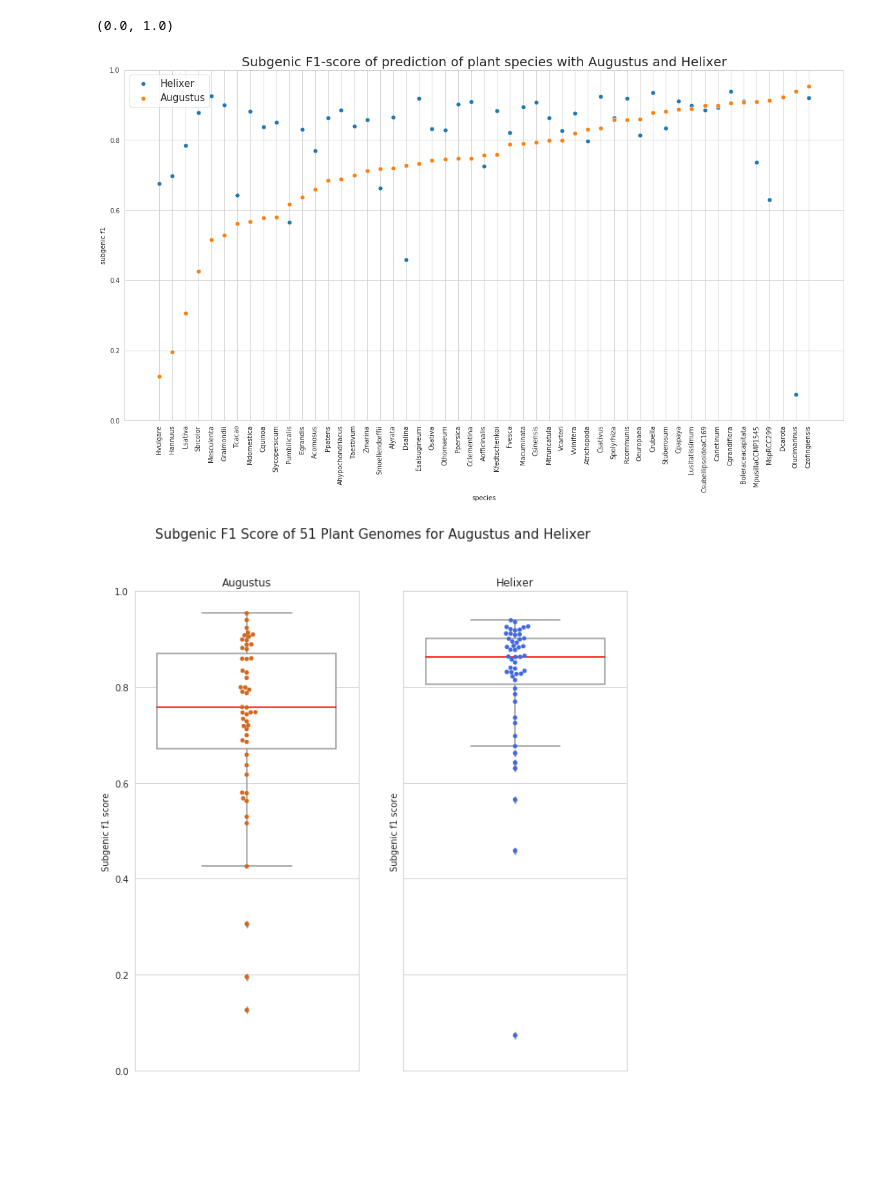
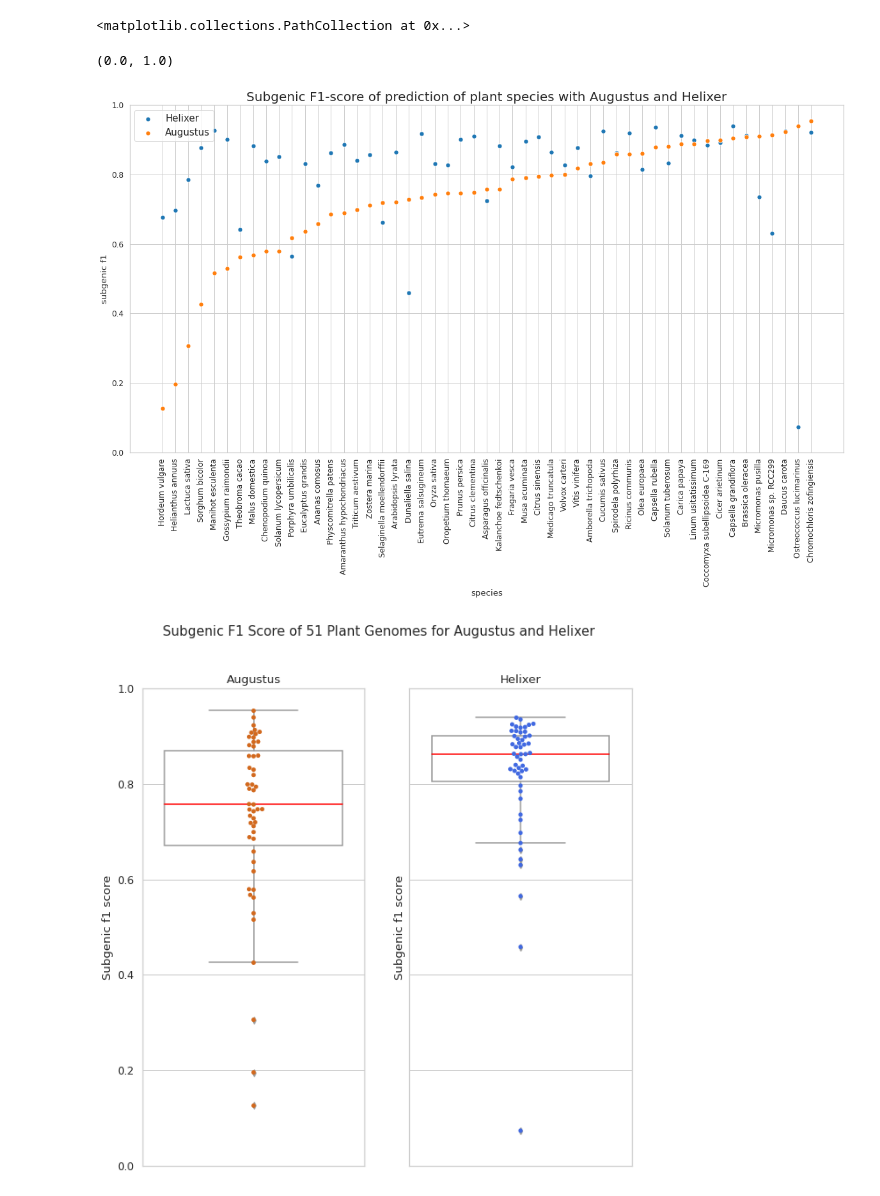
Before and after one commit to weberlab-hhu/helixer_scratch, a Jupyter notebook: plots/notebooks/Plants.ipynb, the cells around one changed output. Cells and saved outputs as stored; diff of their text form; code cells hidden in the pictures; blank space fills up the shorter version.

```diff
--- a/plots/notebooks/Plants.ipynb
+++ b/plots/notebooks/Plants.ipynb
@@ -18,10 +19,24 @@ df_meta = df_meta[df_meta['species'].isin(genomes)].sort_values('species').reset
 df_aug = df_aug.drop(columns=['acc_overall', 'f1_ig', 'f1_utr', 'f1_exon', 'f1_intron', 'legacy_f1_cds','f1_genic'])
 
 # add nn values and metadata to aug df
-df_aug['NN'] = df_nn['sub_genic']
+df_aug['Helixer'] = df_nn['sub_genic']
 df_aug['total_len'] = df_meta['total_len']
-df_plants = df_aug.rename(columns={'sub_genic': 'AUG', 'genome': 'species'})
+
+# add full names
+decoder = pd.read_csv('decode.txt', header=None)
+df_aug = df_aug.merge(decoder, left_on='genome', right_on=0)
+
+df_plants = df_aug.rename(columns={'sub_genic': 'Aug', 1: 'species'})
 
 # remove training genomes
-df_plants = df_plants[~df_plants['species'].isin(['Athaliana','Bdistachyon','Creinhardtii','Gmax','Mguttatus','Mpolymorpha',
-                                                  'Ptrichocarpa','Sitalica','Zmays'])].reset_index(drop=True)
+df_plants = df_plants[~df_plants['genome'].isin(['Athaliana','Bdistachyon','Creinhardtii','Gmax','Mguttatus','Mpolymorpha',
+                                                 'Ptrichocarpa','Sitalica','Zmays'])].reset_index(drop=True)
+
+
+# out of recommended predictive range
+algae = ['Vcarteri', 'Creinhardtii', 'Dsalina', 'Czofingiensis', 'MpusillaCCMP1545', 'MspRCC299', 'Olucimarinus', 'CsubellipsoideaC169', 'Pumbilicalis']
+df_plants['Outgroup'] = [x in algae for x in df_plants['genome']]
+
+# selected for RNAseq
+selected = ['Tcacao', 'Mesculenta', 'Mtruncatula']
+df_plants['RNAseq'] = [x in selected for x in df_plants['genome']]
@@ -47,0 +43,2 @@ df_plants
+# %%
+df_plants = df_plants.sort_values(by="Helixer")
@@ -47,0 +49,16 @@ df_plants
+# %%
+sns.set_style("whitegrid")
+sns.set_context("notebook", font_scale=1.1)
+f = plt.figure(figsize=(7,14))
+
+
+score_plot = sns.scatterplot(y='species',x='value',
+                             data=mdf_plants, hue='Tool', hue_order=['Helixer', 'Aug'], sizes=[70, 150],
+                             style='Outgroup', markers=['o', 'd'], size='RNAseq')
+
+plt.ylabel("")
+
+plt.xlabel("Subgenic F1")
+plt.xlim((0.0, 1.0))
+plt.tight_layout()
+plt.savefig('RNAseq_plants.eps')
@@ -48,28 +69,32 @@ df_plants
+# %%
+helixer_plot.get_()[0]
+# %% [output]
+<matplotlib.collections.PathCollection at 0x...>
 # %%
 sns.set_style("whitegrid")
 f, axes = plt.subplots(1, 1,sharey=True, figsize=(20,10))
-score_plot = sns.scatterplot(x='species',y='NN',data=df_plants.sort_values(by="AUG"), s=50)
-score_plot = sns.scatterplot(x='species',y='AUG',data=df_plants.sort_values(by="AUG"), s=50)
+score_plot = sns.scatterplot(x='species',y='Helixer',data=df_plants.sort_values(by="Aug"), s=50)
+score_plot = sns.scatterplot(x='species',y='Aug',data=df_plants.sort_values(by="Aug"), s=50)
 plt.title("Subgenic F1-score of prediction of plant species with Augustus and Helixer",fontsize=20)
 plt.xlabel("species")
 plt.ylabel("subgenic f1")
 plt.legend(["Helixer","Augustus"],fontsize=15)
 plt.xticks(rotation=90);
 plt.ylim((0.0, 1.0))
 # %% [output]
 (0.0, 1.0)
-[figure, old version]
+[figure, new version]
 # %%
 sns.set_style("whitegrid")
 f, axes = plt.subplots(1, 2,sharey=True, figsize=(10,10))
 
-sns.boxplot(y=df_plants["AUG"],medianprops={'color':'red'},ax=axes[0],color="white")
-sns.swarmplot(y="AUG", data=df_plants,ax=axes[0],color="chocolate")
+sns.boxplot(y=df_plants["Aug"],medianprops={'color':'red'},ax=axes[0],color="white")
+sns.swarmplot(y="Aug", data=df_plants,ax=axes[0],color="chocolate")
 axes[0].set_title('Augustus')
 axes[0].set_ylabel("Subgenic f1 score")
 
-sns.boxplot(y=df_plants["NN"],medianprops={'color':'red'},ax=axes[1],color="white")
-sns.swarmplot(y="NN", data=df_plants,ax=axes[1],color="royalblue")
+sns.boxplot(y=df_plants["Helixer"],medianprops={'color':'red'},ax=axes[1],color="white")
+sns.swarmplot(y="Helixer", data=df_plants,ax=axes[1],color="royalblue")
 axes[1].set_title('Helixer')
 axes[1].set_ylabel("Subgenic f1 score")
 
@@ -77,7 +102,7 @@ plt.suptitle("Subgenic F1 Score of 51 Plant Genomes for Augustus and Helixer",fo
 plt.ylim((0.0, 1.0))
 plt.savefig("Plants_overall_boxplot.png", bbox_inches='tight', dpi=200)
 # %% [output]
-[figure, old version]
+[figure, new version]
 # %%
 sns.set_style("whitegrid")
 f, axes = plt.subplots(1, 1,sharey=True, figsize=(20,10))
```
Also changed, not shown: parts of 5 cells of this notebook, 2 other files.
